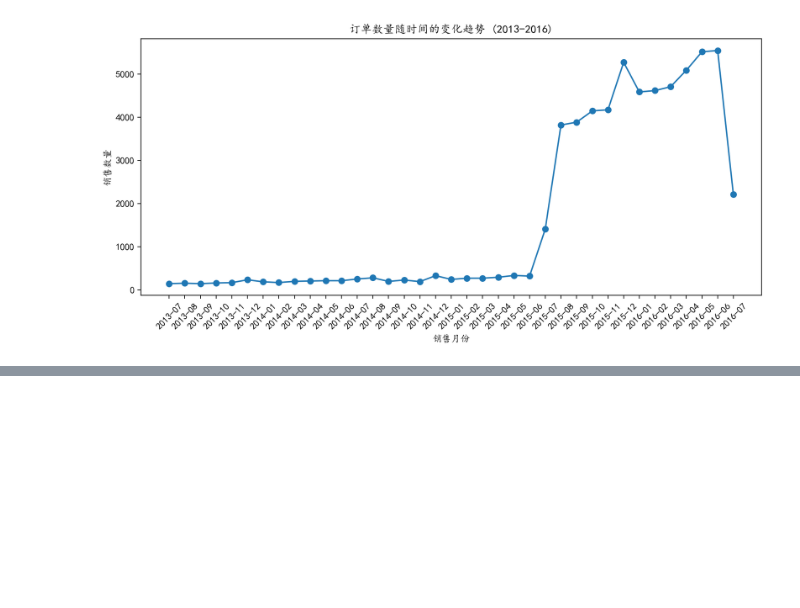
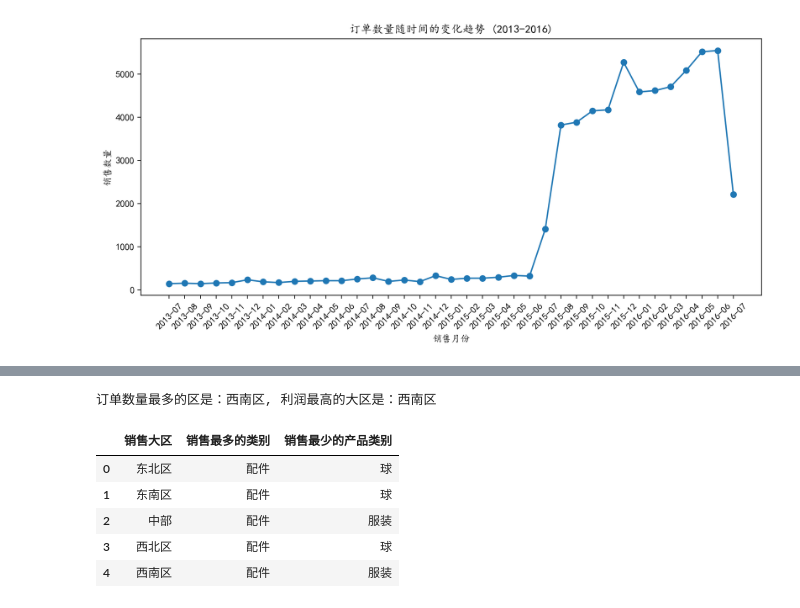
Before and after one commit to JasperJLYu/Pandas, a Jupyter notebook: demos/订单销售数据分析/data_analysis.ipynb, the cells around one changed output, grey strips where cells are left out. Cells and saved outputs as stored; diff of their text form; code cells hidden in the pictures; blank space fills up the shorter version.

```diff
--- a/demos/订单销售数据分析/data_analysis.ipynb
+++ b/demos/订单销售数据分析/data_analysis.ipynb
@@ -97,0 +166,23 @@ Name: 35, dtype: object
+# %%
+# 统计16年中国订单数量和利润最高的销售大区
+df_China_2016 = df[(df["国家"] == "中国") & (df["年份"] == 2016)]
+max_area = df_China_2016.groupby("销售大区")[["订单数量", "利润"]].sum().round(2).sort_values(by=["订单数量", "利润"], ascending=[False, False]).idxmax()
+print(f"订单数量最多的区是：{max_area["订单数量"]}, 利润最高的大区是：{max_area["利润"]}")
+# print(df_China_2016.groupby(["销售大区", "产品类别"])["订单数量"].sum().groupby(level=0, group_keys=False).apply(lambda x : x.nlargest(1)))
+# print(df_China_2016.groupby(["销售大区", "产品类别"])["订单数量"].sum().groupby(level=0, group_keys=False).apply(lambda x : x.nsmallest(1)))
+
+max_inner = df_China_2016.groupby(["销售大区", "产品类别"])["订单数量"].sum().groupby(level=0).idxmax().map(lambda x : x[1]).reset_index().rename(columns={"订单数量":"销售最多的类别"})
+max_inner
+min_inner = df_China_2016.groupby(["销售大区", "产品类别"])["订单数量"].sum().groupby(level=0).idxmin().map(lambda x : x[1]).reset_index().rename(columns={"订单数量":"销售最少的产品类别"})
+min_inner
+
+sales_info = pd.merge(max_inner, min_inner, on="销售大区")
+sales_info
+# %% [output]
+订单数量最多的区是：西南区, 利润最高的大区是：西南区
+|  | 销售大区 | 销售最多的类别 | 销售最少的产品类别 |
+| 0 | 东北区 | 配件 | 球 |
+| 1 | 东南区 | 配件 | 球 |
+| 2 | 中部 | 配件 | 服装 |
+| 3 | 西北区 | 配件 | 球 |
+| 4 | 西南区 | 配件 | 服装 |
```
Also changed, not shown: parts of 3 cells of this notebook.
